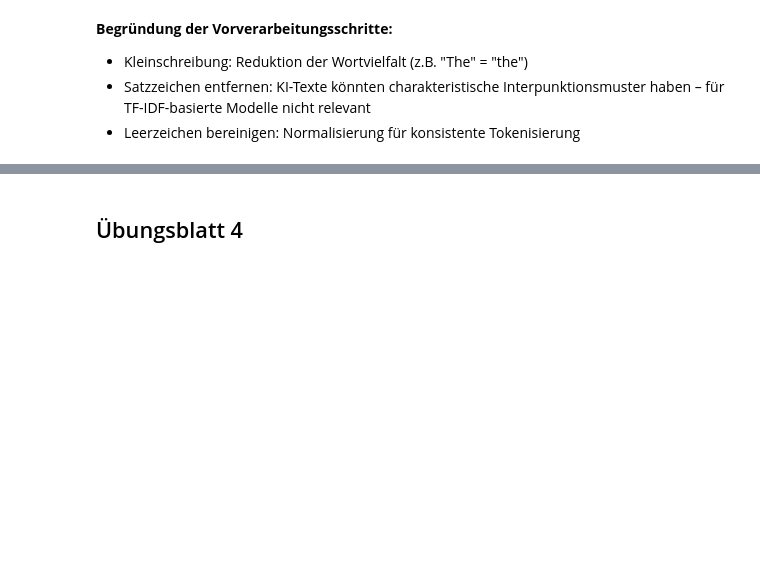
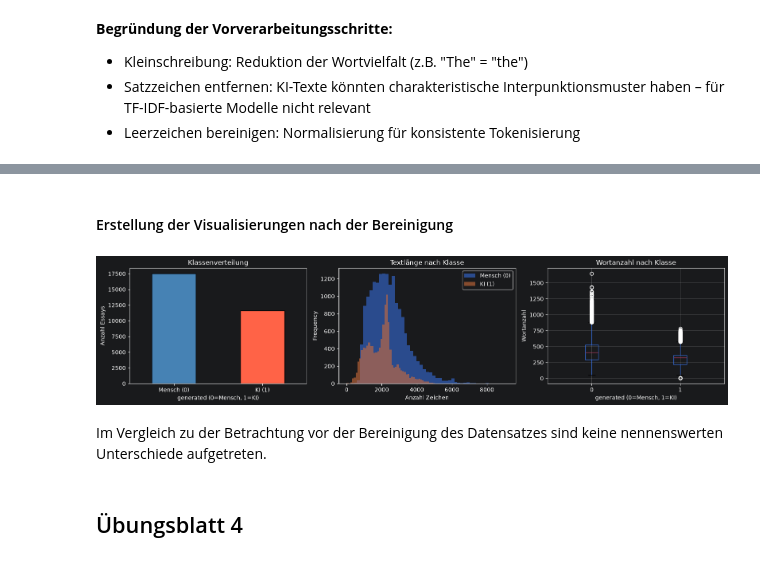
Before and after one commit to TheAmarok/Neue-Konzepte-Gruppe-9, a Jupyter notebook: Notebook_Abgabeversion_kommentiert.ipynb, the cells around one changed output, grey strips where cells are left out. Saved outputs shown, nothing was run; the diff lists cells and outputs as text; code cells hidden in the pictures; blank space fills up the shorter version.

```diff
--- a/Notebook_Abgabeversion_kommentiert.ipynb
+++ b/Notebook_Abgabeversion_kommentiert.ipynb
@@ -775,3 +783,55 @@ print(f"Ø Länge nachher: {df['text_clean_length'].mean():.0f} Zeichen") # ben
+# %% [markdown]
+#### Erstellung der Visualisierungen nach der Bereinigung
+# %%
+# Drei nebeneinanderliegende Diagramme anlegen
+fig, axes = plt.subplots(1, 3, figsize=(16, 4))
+
+# (a) Klassenverteilung
+# Häufigkeit der Klassen als Balkendiagramm
+df["generated"].value_counts().plot(kind="bar", ax=axes[0], color=["steelblue", "tomato"], edgecolor="black")
+# Titel des ersten Diagramms
+axes[0].set_title("Klassenverteilung")
+# x-Achsen-Beschriftung
+axes[0].set_xlabel("generated (0=Mensch, 1=KI)")
+# y-Achsen-Beschriftung
+axes[0].set_ylabel("Anzahl Essays")
+# Tick-Beschriftungen lesbar setzen
+axes[0].set_xticklabels(["Mensch (0)", "KI (1)"], rotation=0)
+
+# (b) Textlänge (Zeichen)
+# Neue Spalte mit Zeichenanzahl je Text
+df["text_length"] = df["text"].str.len()
+# Histogramm der Textlänge je Klasse
+df.groupby("generated")["text_length"].plot(kind="hist", bins=50, alpha=0.6, ax=axes[1], legend=True)
+# Titel
+axes[1].set_title("Textlänge nach Klasse")
+# x-Achse
+axes[1].set_xlabel("Anzahl Zeichen")
+# Legende setzen
+axes[1].legend(["Mensch (0)", "KI (1)"])
+
+# (c) Wortanzahl
+# Neue Spalte mit Wortanzahl je Text
+df["word_count"] = df["text"].str.split().str.len()
+# Boxplot der Wortanzahl je Klasse
+df.boxplot(column="word_count", by="generated", ax=axes[2])
+# Titel
+axes[2].set_title("Wortanzahl nach Klasse")
+# x-Achse
+axes[2].set_xlabel("generated (0=Mensch, 1=KI)")
+# y-Achse
+axes[2].set_ylabel("Wortanzahl")
+# Automatischen Übertitel von boxplot entfernen
+plt.suptitle("")
+
+# Layout optimieren
+plt.tight_layout()
+# Diagramm anzeigen
+plt.show()
+# %% [output]
+[figure, added]
+# %% [markdown]
+Im Vergleich zu der Betrachtung vor der Bereinigung des Datensatzes sind keine nennenswerten Unterschiede aufgetreten.
 # %% [markdown]
 ## Übungsblatt 4
 # %% [markdown]
```
Also changed, not shown: parts of 22 cells of this notebook, 1 other file.
